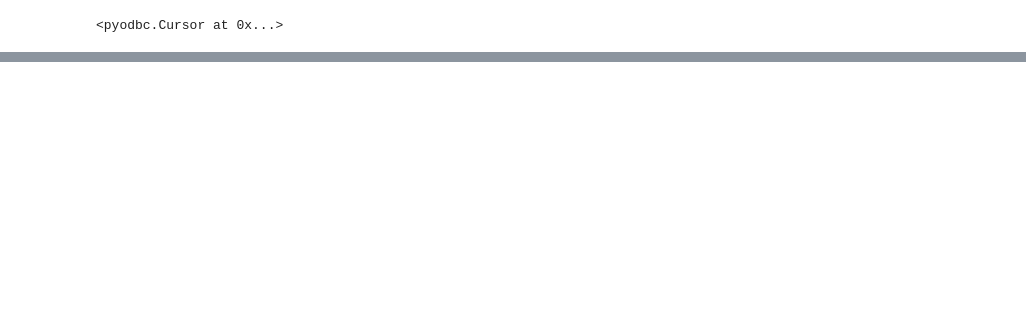
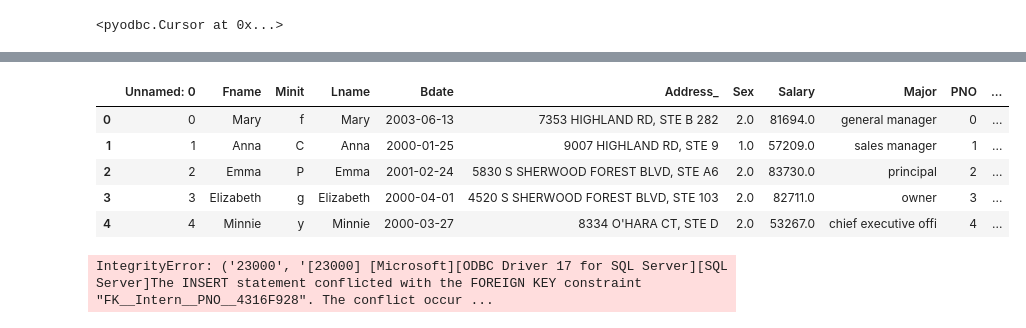
Before and after one commit to aymanreda56/advanced-Databases-project, a Jupyter notebook: Autofiller.ipynb, the cells around one changed output, grey strips where cells are left out. Cells and saved outputs as stored; diff of their text form; code cells hidden in the pictures; blank space fills up the shorter version.

Commit message:
added scripts for filling other tables

```diff
--- a/Autofiller.ipynb
+++ b/Autofiller.ipynb
@@ -215 +576,11 @@ DeptLoc_df.to_csv('Dept_Locations.csv')
+# %%
+df_intern = pd.read_csv('Intern.csv')
+df_intern.head()
+# %% [output]
+|  | Unnamed: 0 | Fname | Minit | Lname | Bdate | Address_ | Sex | Salary | Major | PNO | ... |
+| 0 | 0 | Mary | f | Mary | 2003-06-13 | 7353 HIGHLAND RD, STE B 282 | 2.0 | 81694.0 | general manager | 0 | ... |
+| 1 | 1 | Anna | C | Anna | 2000-01-25 | 9007 HIGHLAND RD, STE 9 | 1.0 | 57209.0 | sales manager | 1 | ... |
+| 2 | 2 | Emma | P | Emma | 2001-02-24 | 5830 S SHERWOOD FOREST BLVD, STE A6 | 2.0 | 83730.0 | principal | 2 | ... |
+| 3 | 3 | Elizabeth | g | Elizabeth | 2000-04-01 | 4520 S SHERWOOD FOREST BLVD, STE 103 | 2.0 | 82711.0 | owner | 3 | ... |
+| 4 | 4 | Minnie | y | Minnie | 2000-03-27 | 8334 O'HARA CT, STE D | 2.0 | 53267.0 | chief executive offi | 4 | ... |
 # %%
@@ -310,13 +611,20 @@ cursor = connection.cursor()
 insert_to_Intern = "INSERT INTO Intern (Fname, Minit, Lname, Bdate, Address_, Sex, Salary, Major, PNO, Super_SSN) VALUES(?,?,?, ?, ?, ?, ?, ?, ?, ?)"
 select_all_from_Intern = "select * from Intern"
 get_Intern_count = "select count (*) from Intern"
-get_Employees_count = "select count (*) from Employee"
 
-for i in range(10):
-    lst = df_intern.iloc[:,:].values.tolist()
-    cursor.executemany(insert_to_Intern, lst)
+for i in range(1,2000):
+    #lst = df_intern.iloc[i,1:].values.tolist()
+    lst = [df_intern.iloc[i,1], df_intern.iloc[i,2], df_intern.iloc[i,3], df_intern.iloc[i,4], df_intern.iloc[i,5], int(df_intern.iloc[i,6]), int(df_intern.iloc[i,7]), \
+        df_intern.iloc[i,8], int(df_intern.iloc[i,9]), int(df_intern.iloc[i,10])]
+    #try:
+    cursor.execute(insert_to_Intern, lst)
+    #except:
+    #    print(df_intern.iloc[i,5:])
+
 
 connection.commit()
 
-count = cursor.execute(get_Employees_count)
+count = cursor.execute(get_Intern_count)
 print(list(count))
+# %% [output]
+IntegrityError: ('23000', '[23000] [Microsoft][ODBC Driver 17 for SQL Server][SQL Server]The INSERT statement conflicted with the FOREIGN KEY constraint "FK__Intern__PNO__4316F928". The conflict occur ...
```
Also changed, not shown: parts of 29 cells of this notebook, 2 other files.
